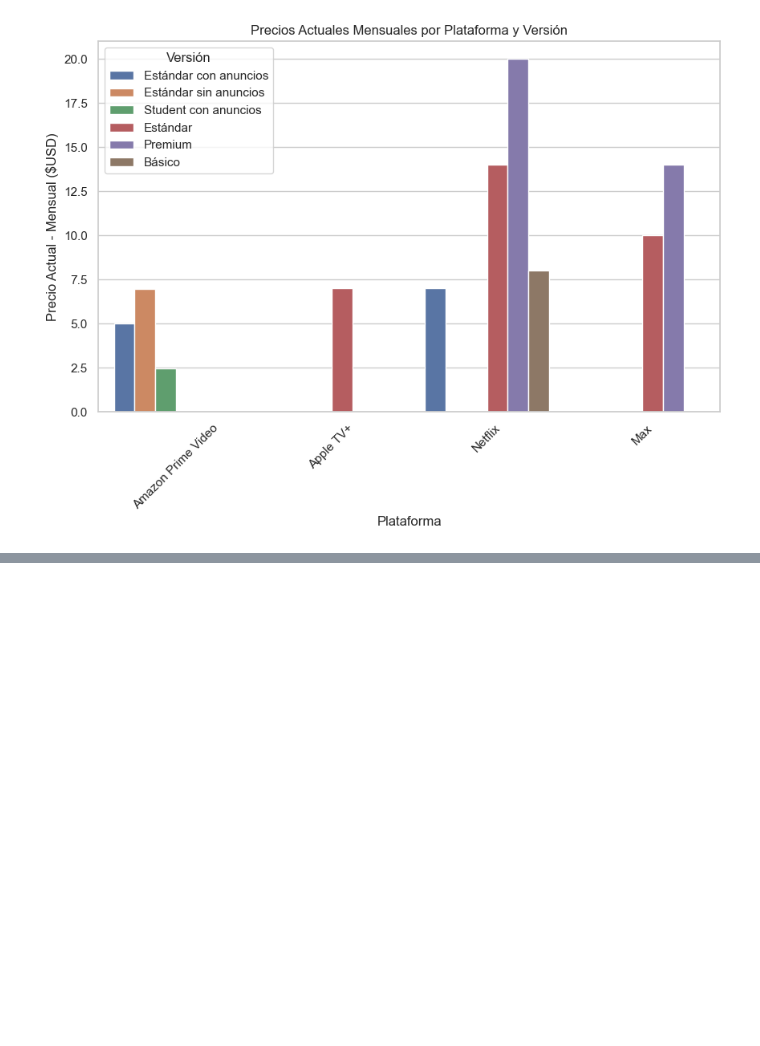
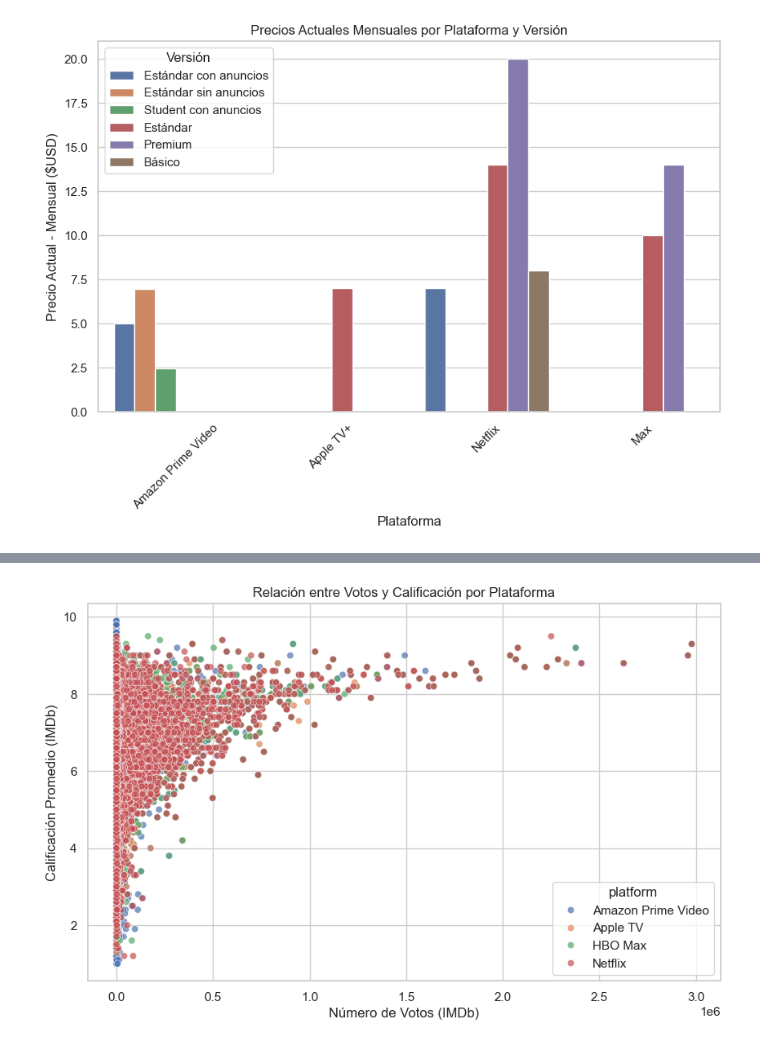
Before and after one commit to Sergio050799/Streaming_Data_Exploration, a Jupyter notebook: notebooks/03_data_visualization.ipynb, the cells around one changed output, grey strips where cells are left out. Saved outputs shown, nothing was run; the diff lists cells and outputs as text; code cells hidden in the pictures; blank space fills up the shorter version.

```diff
--- a/notebooks/03_data_visualization.ipynb
+++ b/notebooks/03_data_visualization.ipynb
@@ -78,0 +133,11 @@ plt.show()
+# %%
+# Visualización 8: Relación entre votos y calificación
+plt.figure(figsize=(10, 6))
+sns.scatterplot(data=all_data, x='imdbNumVotes', y='imdbAverageRating', hue='platform', alpha=0.7)
+plt.title('Relación entre Votos y Calificación por Plataforma')
+plt.xlabel('Número de Votos (IMDb)')
+plt.ylabel('Calificación Promedio (IMDb)')
+plt.show()
+# Respuesta: ¿Existe correlación entre popularidad (votos) y calificación?
+# %% [output]
+[figure, added]
```
Also changed, not shown: parts of 12 cells of this notebook, 1 other file.
